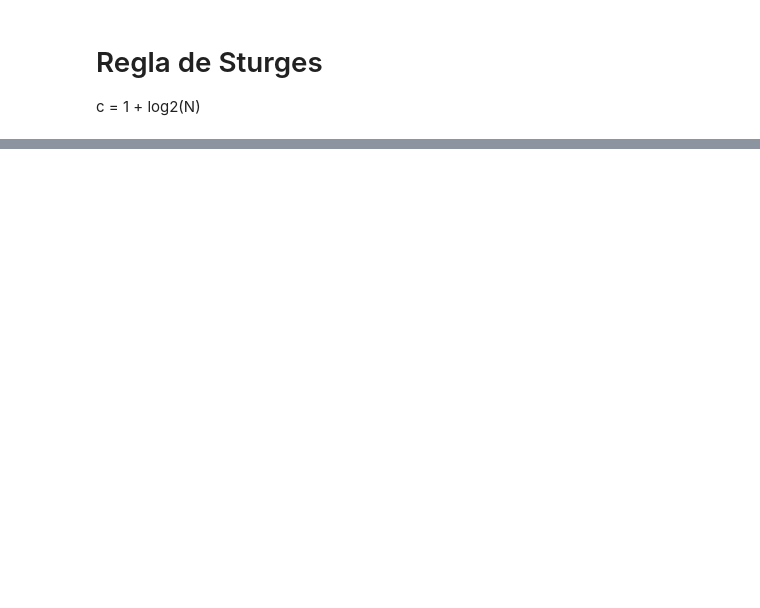
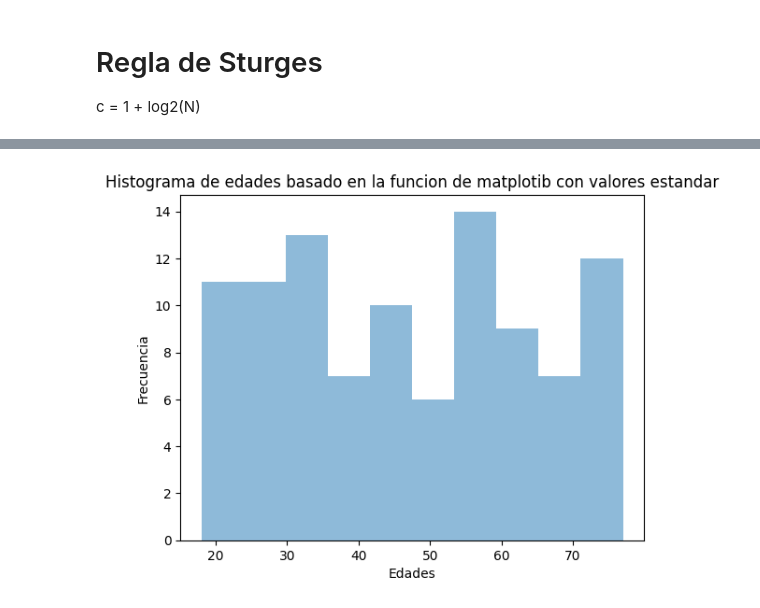
Before and after one commit to Manuel-Navarro-Barrera/Probabilidad_y_Estadistica, a Jupyter notebook: Unidad 1/Practica_4_Tablas_de_Frecuencias.ipynb, the cells around one changed output, grey strips where cells are left out. Drawn from its saved outputs; the diff is of its cells as text; code cells hidden in the pictures; blank space fills up the shorter version.

```diff
--- a/Unidad 1/Practica_4_Tablas_de_Frecuencias.ipynb
+++ b/Unidad 1/Practica_4_Tablas_de_Frecuencias.ipynb
@@ -131,0 +219,9 @@ SyntaxError: invalid syntax (<ipython-input-24-9f17c75138d8>, line 3)
+# %%
+import matplotlib.pyplot as plt
+plt.hist(edades, alpha = 0.5)
+plt.title('Histograma de edades basado en la funcion de matplotib con valores estandar')
+plt.xlabel('Edades')
+plt.ylabel('Frecuencia')
+plt.show()
+# %% [output]
+[figure, added]
```
Also changed, not shown: parts of 18 cells of this notebook.
